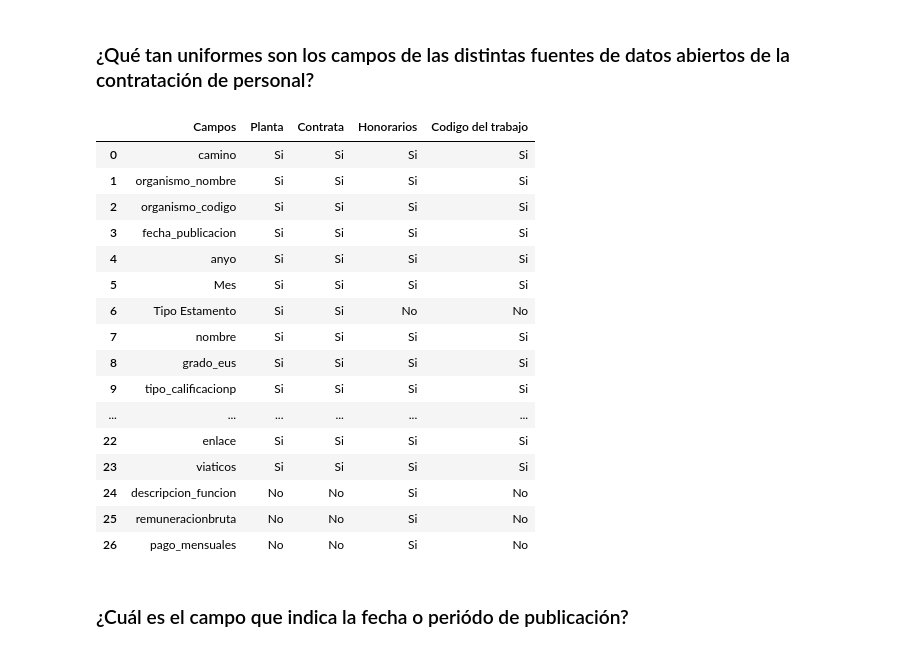
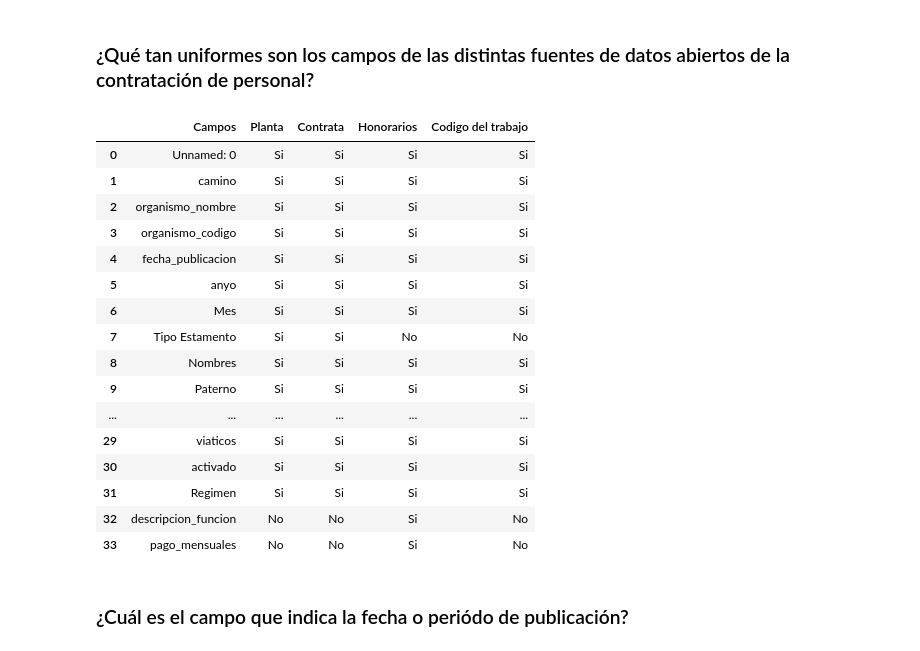
Before and after one commit to josemoragonzalez/PublicEmployment, a Jupyter notebook: informe.ipynb, the cells around one changed output. Cells and saved outputs as stored; diff of their text form; code cells hidden in the pictures.

```diff
--- a/informe.ipynb
+++ b/informe.ipynb
@@ -5,58 +5,58 @@
 # %%
 import pandas as pd
 # importamos las columnas de cada archivo
-col_planta = pd.read_csv('G:/temp2/TA_PersonalPlanta.csv', nrows=1, encoding='cp1252', sep=';').keys().tolist()
-col_contrata = pd.read_csv('G:/temp2/TA_PersonalContrata.csv', nrows=1, encoding='cp1252', sep=';').keys().tolist()
-col_honorarios = pd.read_csv('G:/temp2/TA_PersonalContratohonorarios.csv', nrows=1, encoding='cp1252', sep=';').keys().tolist()
-col_codigo = pd.read_csv('G:/temp2/TA_PersonalCodigotrabajo.csv', nrows=1, encoding='cp1252', sep=';').keys().tolist()
+col_planta = pd.read_csv('G:/temp/planta.csv', nrows=1, sep=',').keys().tolist()
+col_contrata = pd.read_csv('G:/temp/contrata.csv', nrows=1, sep=',').keys().tolist()
+col_honorarios = pd.read_csv('G:/temp/honorarios.csv', nrows=1, sep=',').keys().tolist()
+col_codigo = pd.read_csv('G:/temp/codTrabajo.csv', nrows=1, sep=',').keys().tolist()
 
 # unimos las columnas en una lista
 cols = [col_planta, col_contrata, col_honorarios, col_codigo]
 
 # loop para revisar cuales son todos los campos
 col_t = []
 for l in cols:
     for col in l:
         if col not in col_t:
             col_t.append(col)
 
 # se almacena en un dataframe
 dfcols = pd.DataFrame(col_t, columns =['Campos'])
 
 # se crean los otros dataframes para luego hacer un merge
 dfs = ['dfplanta', 'dfcontrata', 'dfhonorarios', 'dfcodigo']
 datasets = ['Planta', 'Contrata', 'Honorarios', 'Codigo del trabajo']
 
 a = zip(dfs, cols)
 
 lista_dfs = {}
 for df, file in a:
     lista_dfs[df] = pd.DataFrame(file, columns=['Campos'])
     lista_dfs[df]['Existe'] = 'Si'
 
 for i, dfs in enumerate(lista_dfs):
     dfcols = dfcols.merge(lista_dfs[dfs], how='left').rename(columns={'Existe':datasets[i]})
 dfcols = dfcols.fillna('No')
 
 dfcols
 # %% [output]
 |  | Campos | Planta | Contrata | Honorarios | Codigo del trabajo |
-| 0 | camino | Si | Si | Si | Si |
-| 1 | organismo_nombre | Si | Si | Si | Si |
-| 2 | organismo_codigo | Si | Si | Si | Si |
-| 3 | fecha_publicacion | Si | Si | Si | Si |
-| 4 | anyo | Si | Si | Si | Si |
-| 5 | Mes | Si | Si | Si | Si |
-| 6 | Tipo Estamento | Si | Si | No | No |
-| 7 | nombre | Si | Si | Si | Si |
-| 8 | grado_eus | Si | Si | Si | Si |
-| 9 | tipo_calificacionp | Si | Si | Si | Si |
+| 0 | Unnamed: 0 | Si | Si | Si | Si |
+| 1 | camino | Si | Si | Si | Si |
+| 2 | organismo_nombre | Si | Si | Si | Si |
+| 3 | organismo_codigo | Si | Si | Si | Si |
+| 4 | fecha_publicacion | Si | Si | Si | Si |
+| 5 | anyo | Si | Si | Si | Si |
+| 6 | Mes | Si | Si | Si | Si |
+| 7 | Tipo Estamento | Si | Si | No | No |
+| 8 | Nombres | Si | Si | Si | Si |
+| 9 | Paterno | Si | Si | Si | Si |
 | ... | ... | ... | ... | ... | ... |
-| 22 | enlace | Si | Si | Si | Si |
-| 23 | viaticos | Si | Si | Si | Si |
-| 24 | descripcion_funcion | No | No | Si | No |
-| 25 | remuneracionbruta | No | No | Si | No |
-| 26 | pago_mensuales | No | No | Si | No |
+| 29 | viaticos | Si | Si | Si | Si |
+| 30 | activado | Si | Si | Si | Si |
+| 31 | Regimen | Si | Si | Si | Si |
+| 32 | descripcion_funcion | No | No | Si | No |
+| 33 | pago_mensuales | No | No | Si | No |
 # %% [markdown]
 ### ¿Cuál es el campo que indica la fecha o periódo de publicación?
 # %%
```
Also changed, not shown: 2 other files.
